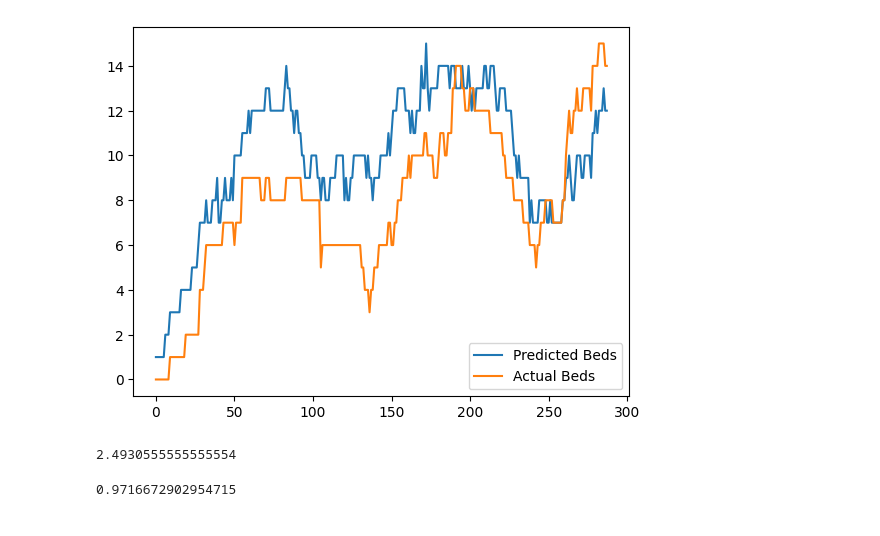
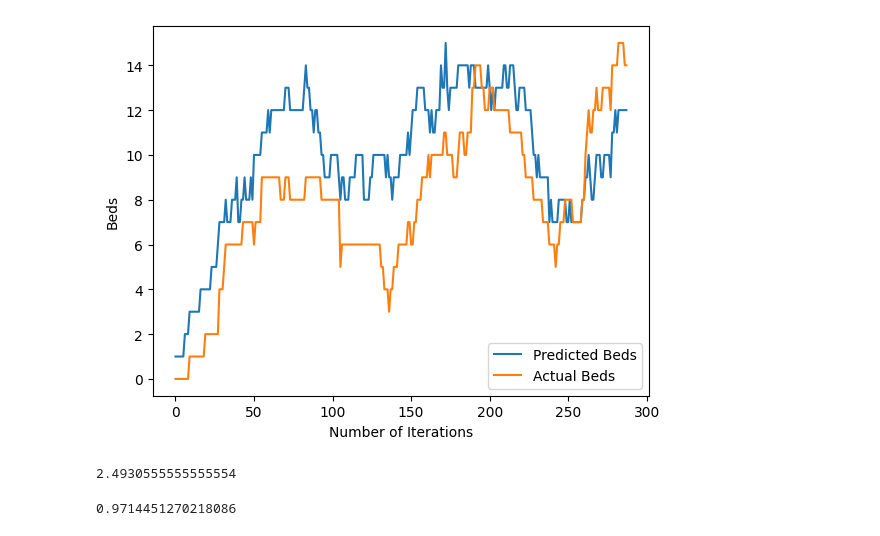
Before and after one commit to WYX-K/ucl_disstertation_web, a Jupyter notebook: backend/test.ipynb, the cells around one changed output. Saved outputs shown, nothing was run; the diff lists cells and outputs as text; code cells hidden in the pictures.

```diff
--- a/backend/test.ipynb
+++ b/backend/test.ipynb
@@ -49,11 +49,14 @@ def get_patient_data(data, time, SpellID_Anon):
                 patient.append(minutes)
             else:
                 patient.append(total_mins[i//2-1])
-    for i in range(3, len(patient), 2):
-        if patient[i] == 0:
-            patient[i-1] += patient[i+1]
-            del patient[i]
-            del patient[i]
+    for i in range(4, len(patient), 2):
+        if i < len(patient):
+            if patient[i] == 0:
+                patient[i-1] += patient[i+1]
+                del patient[i]
+                del patient[i]
+        else:
+            break
     device = 'cuda' if torch.cuda.is_available() else 'cpu'
     patient = np.array(patient)
     region_sequences = torch.IntTensor(patient[2:-1:2]).to(device)
@@ -124,12 +127,14 @@ pred_beds_list, act_beds_list = zip(*[get_interval_data(interval) for interval i
 # %%
 import matplotlib.pyplot as plt
 pred_beds_list = np.ceil(pred_beds_list)
 plt.plot(pred_beds_list, label='Predicted Beds')
 plt.plot(act_beds_list, label='Actual Beds')
+plt.xlabel('Number of Iterations')
+plt.ylabel('Beds')
 plt.legend()
 plt.show()
 # %% [output]
-[figure, old version]
+[figure, new version]
 # %%
 from sklearn.metrics import mean_absolute_error
 mae = mean_absolute_error(act_beds_list, pred_beds_list)
@@ -141,4 +146,4 @@ from scipy import spatial
 cos_sim = 1 - spatial.distance.cosine(act_beds_list, pred_beds_list)
 cos_sim
 # %% [output]
-0.9716672902954715
+0.9714451270218086
```
Also changed, not shown: 1 other file.
